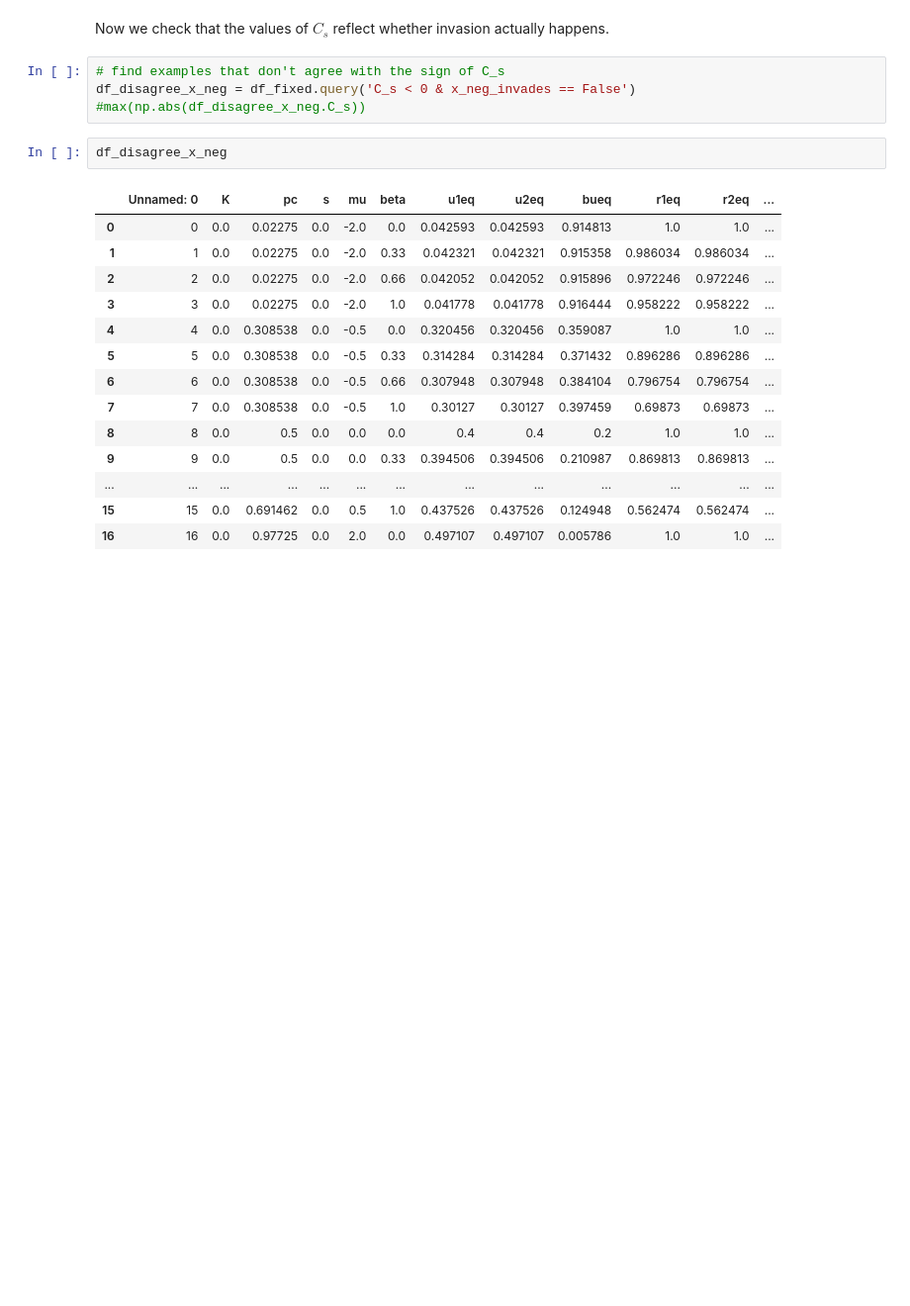
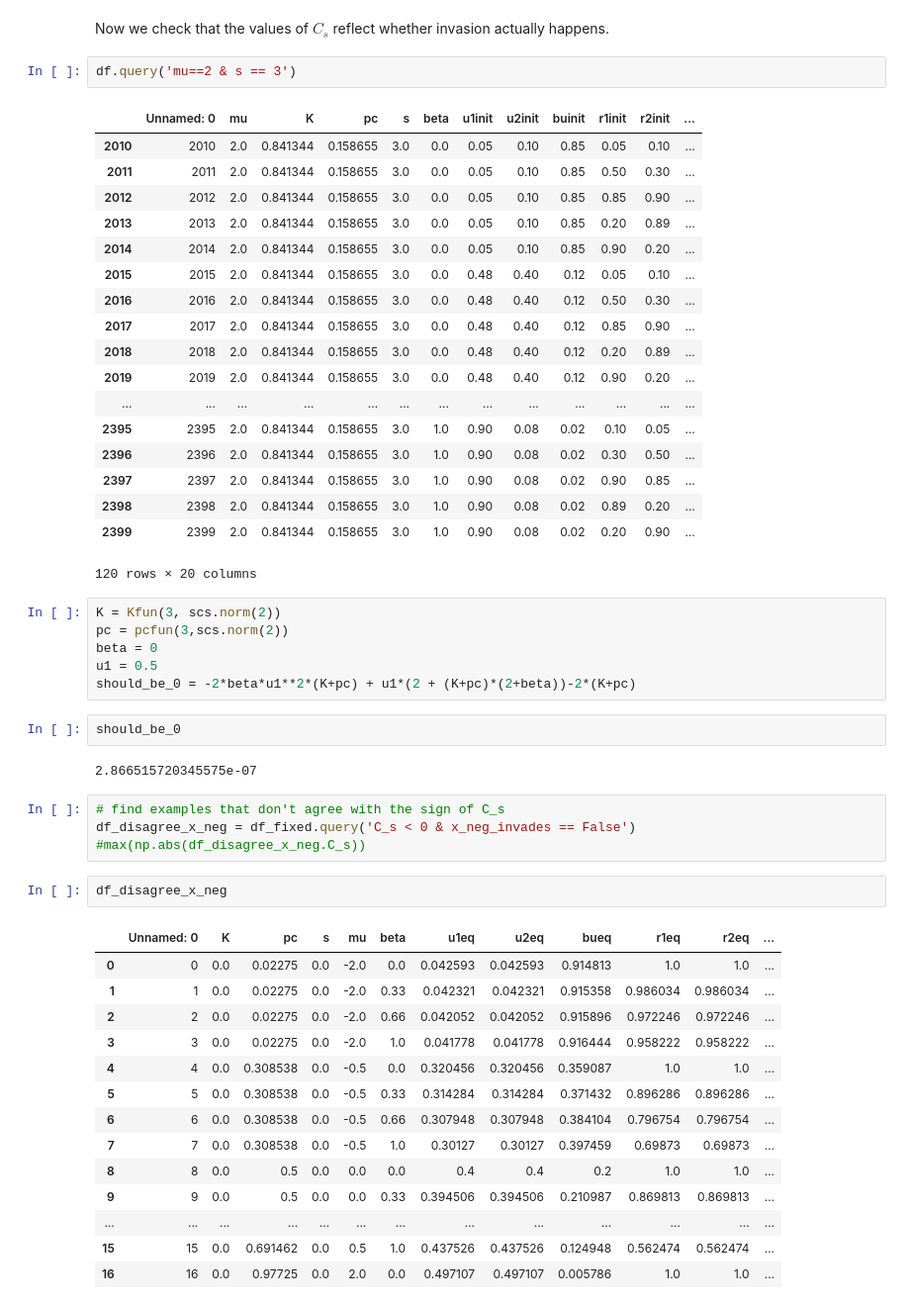
Before and after one commit to taliaborofsky/PayoffLearning_RelativeFood, a Jupyter notebook: PO_GenerateDFs.ipynb, the cells around one changed output. Shown at 99% size. Saved outputs shown, nothing was run; the diff lists cells and outputs as text; blank space fills up the shorter version.

```diff
--- a/PO_GenerateDFs.ipynb
+++ b/PO_GenerateDFs.ipynb
@@ -382,5 +187,36 @@ df_fixed
 # %% [markdown]
 Now we check that the values of $C_s$ reflect whether invasion actually happens.
+# %%
+df.query('mu==2 & s == 3')
+# %% [output]
+|  | Unnamed: 0 | mu | K | pc | s | beta | u1init | u2init | buinit | r1init | r2init | ... |
+| 2010 | 2010 | 2.0 | 0.841344 | 0.158655 | 3.0 | 0.0 | 0.05 | 0.10 | 0.85 | 0.05 | 0.10 | ... |
+| 2011 | 2011 | 2.0 | 0.841344 | 0.158655 | 3.0 | 0.0 | 0.05 | 0.10 | 0.85 | 0.50 | 0.30 | ... |
+| 2012 | 2012 | 2.0 | 0.841344 | 0.158655 | 3.0 | 0.0 | 0.05 | 0.10 | 0.85 | 0.85 | 0.90 | ... |
+| 2013 | 2013 | 2.0 | 0.841344 | 0.158655 | 3.0 | 0.0 | 0.05 | 0.10 | 0.85 | 0.20 | 0.89 | ... |
+| 2014 | 2014 | 2.0 | 0.841344 | 0.158655 | 3.0 | 0.0 | 0.05 | 0.10 | 0.85 | 0.90 | 0.20 | ... |
+| 2015 | 2015 | 2.0 | 0.841344 | 0.158655 | 3.0 | 0.0 | 0.48 | 0.40 | 0.12 | 0.05 | 0.10 | ... |
+| 2016 | 2016 | 2.0 | 0.841344 | 0.158655 | 3.0 | 0.0 | 0.48 | 0.40 | 0.12 | 0.50 | 0.30 | ... |
+| 2017 | 2017 | 2.0 | 0.841344 | 0.158655 | 3.0 | 0.0 | 0.48 | 0.40 | 0.12 | 0.85 | 0.90 | ... |
+| 2018 | 2018 | 2.0 | 0.841344 | 0.158655 | 3.0 | 0.0 | 0.48 | 0.40 | 0.12 | 0.20 | 0.89 | ... |
+| 2019 | 2019 | 2.0 | 0.841344 | 0.158655 | 3.0 | 0.0 | 0.48 | 0.40 | 0.12 | 0.90 | 0.20 | ... |
+| ... | ... | ... | ... | ... | ... | ... | ... | ... | ... | ... | ... | ... |
+| 2395 | 2395 | 2.0 | 0.841344 | 0.158655 | 3.0 | 1.0 | 0.90 | 0.08 | 0.02 | 0.10 | 0.05 | ... |
+| 2396 | 2396 | 2.0 | 0.841344 | 0.158655 | 3.0 | 1.0 | 0.90 | 0.08 | 0.02 | 0.30 | 0.50 | ... |
+| 2397 | 2397 | 2.0 | 0.841344 | 0.158655 | 3.0 | 1.0 | 0.90 | 0.08 | 0.02 | 0.90 | 0.85 | ... |
+| 2398 | 2398 | 2.0 | 0.841344 | 0.158655 | 3.0 | 1.0 | 0.90 | 0.08 | 0.02 | 0.89 | 0.20 | ... |
+| 2399 | 2399 | 2.0 | 0.841344 | 0.158655 | 3.0 | 1.0 | 0.90 | 0.08 | 0.02 | 0.20 | 0.90 | ... |
+120 rows × 20 columns
+# %%
+K = Kfun(3, scs.norm(2))
+pc = pcfun(3,scs.norm(2))
+beta = 0
+u1 = 0.5
+should_be_0 = -2*beta*u1**2*(K+pc) + u1*(2 + (K+pc)*(2+beta))-2*(K+pc)
+# %%
+should_be_0
+# %% [output]
+2.866515720345575e-07
 # %%
 # find examples that don't agree with the sign of C_s
 df_disagree_x_neg = df_fixed.query('C_s < 0 & x_neg_invades == False')
```
Also changed, not shown: parts of 23 cells of this notebook, 8 other files.
